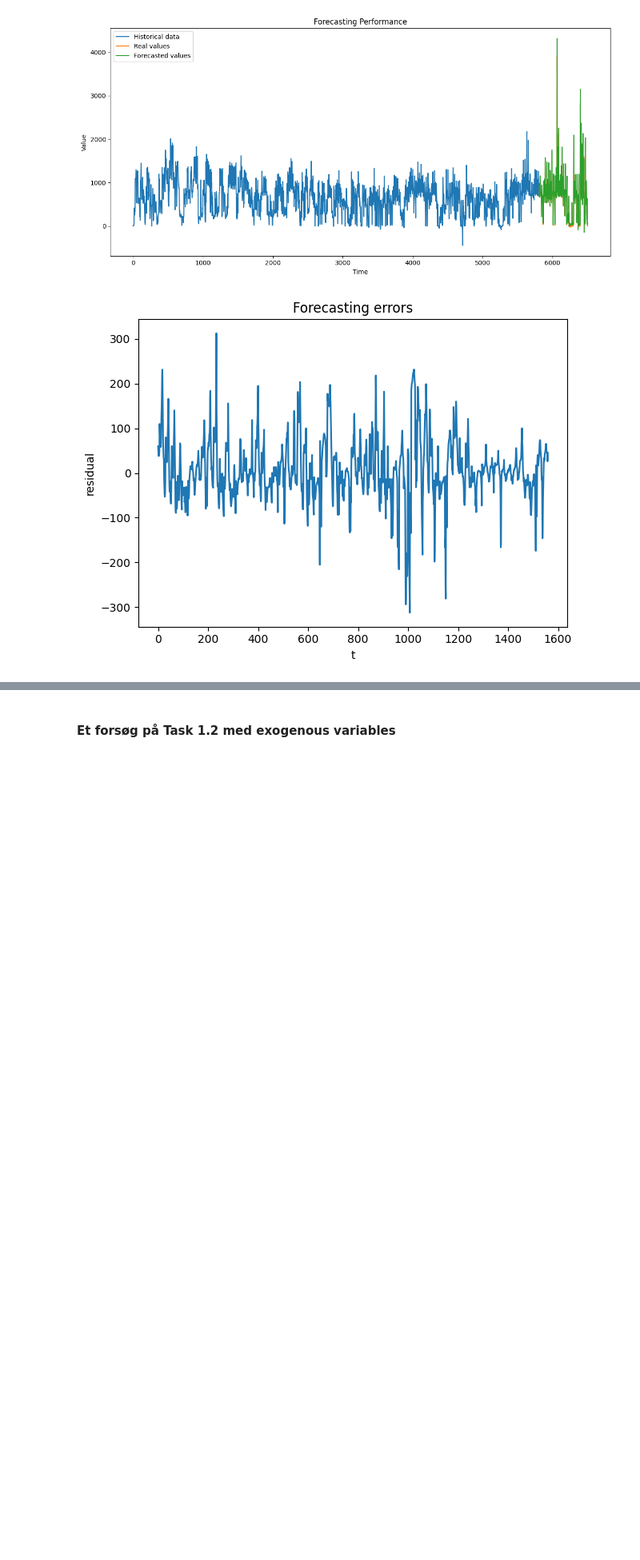
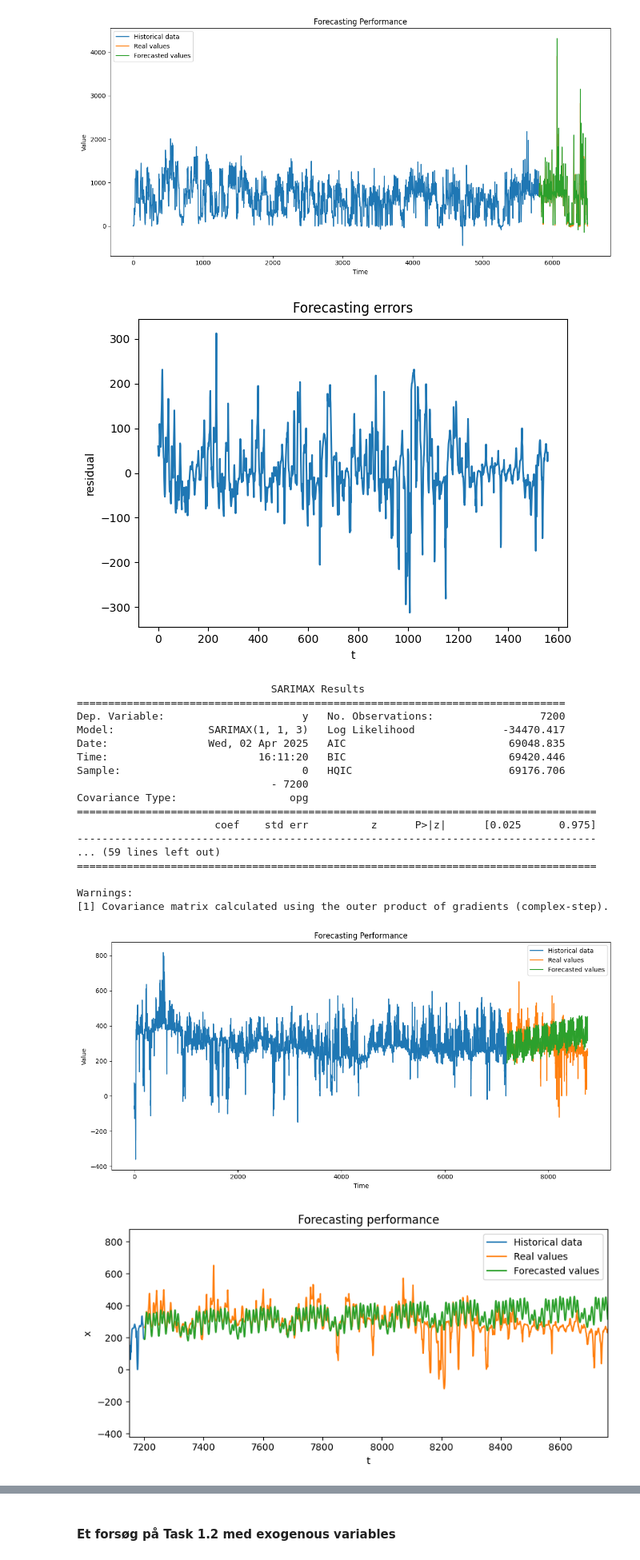
Before and after one commit to MortenHay/EnergyAnalytics, a Jupyter notebook: Assignment2/Aflevering-2.ipynb, the cells around one changed output, grey strips where cells are left out. Shown at 80% size. Drawn from its saved outputs; the diff is of its cells as text; code cells hidden in the pictures; blank space fills up the shorter version.

```diff
--- a/Assignment2/Aflevering-2.ipynb
+++ b/Assignment2/Aflevering-2.ipynb
@@ -294,7 +294,7 @@ def Create_Sarima(train, order=None, seasonal_order=None):
             m = seasonal_order
         print("Seasonal model missing order")
         print("Using auto_arima to find the best order with m=", m)
-        model = pm.auto_arima(train, seasonal=True, m=m)
+        model = pm.auto_arima(train, seasonal=True, m=m,trace=True)
     else:
         m = seasonal_order[-1]
         print("Seasonal model with order specified")
@@ -332,6 +332,9 @@ def Create_Fourier_Pipe(train, m=24*7,k=24):
                               seasonal=False, maxiter=10,
                               suppress_warnings=True))])
     pipe.fit(train)
+    print(pipe.summary())
+    return pipe
+
 def Plotting(train, test, forecast):
     # Plot the forecasts
     plt.figure(figsize=(12, 6))
@@ -396,3 +383,27 @@ Plotting(train, test, result)
 [figure]
 [figure]
 [figure]
+# %%
+model = Create_Fourier_Pipe(train, m=24*7, k=24)
+result = model.predict(n_periods=len(test))
+Plotting(train, test, result)
+# %% [output]
+                               SARIMAX Results
+==============================================================================
+Dep. Variable:                      y   No. Observations:                 7200
+Model:               SARIMAX(1, 1, 3)   Log Likelihood              -34470.417
+Date:                Wed, 02 Apr 2025   AIC                          69048.835
+Time:                        16:11:20   BIC                          69420.446
+Sample:                             0   HQIC                         69176.706
+                               - 7200
+Covariance Type:                  opg
+===================================================================================
+                      coef    std err          z      P>|z|      [0.025      0.975]
+-----------------------------------------------------------------------------------
+... (59 lines left out)
+===================================================================================
+
+Warnings:
+[1] Covariance matrix calculated using the outer product of gradients (complex-step).
+[figure, added]
+[figure, added]
```
Also changed, not shown: parts of 2 cells of this notebook, 1 other file.
